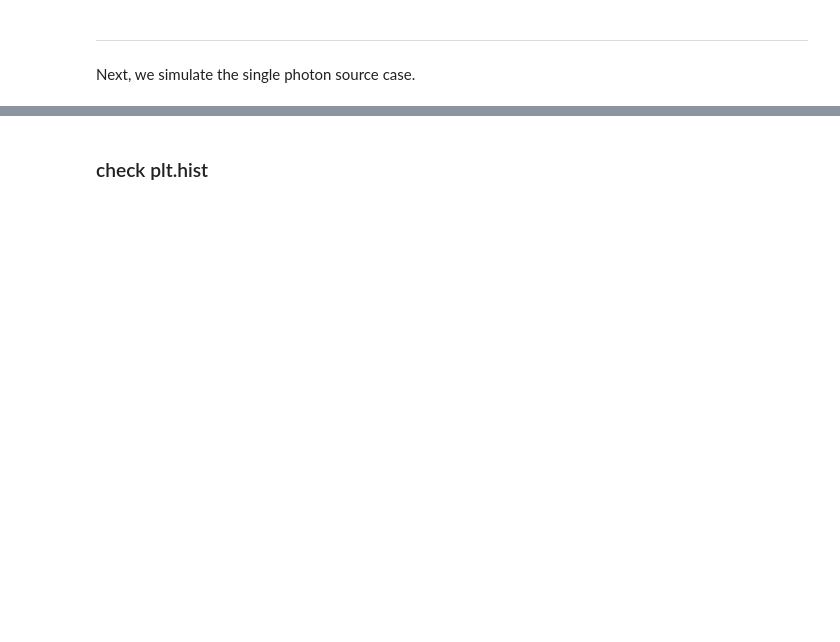
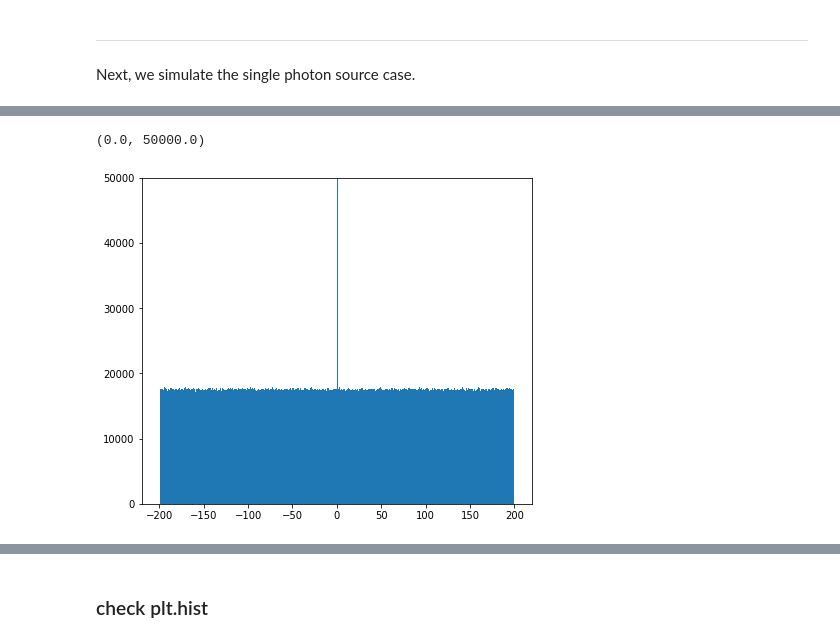
Before and after one commit to ubsuny/g2-coral, a Jupyter notebook: mc_simulation/simu_tfd.ipynb, the cells around one changed output, grey strips where cells are left out. Saved outputs shown, nothing was run; the diff lists cells and outputs as text; code cells hidden in the pictures; blank space fills up the shorter version.

```diff
--- a/mc_simulation/simu_tfd.ipynb
+++ b/mc_simulation/simu_tfd.ipynb
@@ -75,0 +94,13 @@ plt.plot(bin_info[1][2:],bin_info[0][1:])
+# %%
+total_dist = tfd.Mixture(
+    cat = tfd.Categorical(probs=[p_sps,p_non]),
+    components = [sps_dist,non_dist] )
+
+simu_samples = tf.cast(total_dist.sample(counts),dtype=int32)
+# %%
+bin_info_total=plt.hist(simu_samples.numpy(), bins=np.ndarray.tolist(bin_array.numpy()) )
+plt.ylim(0,50000)
+#np.ndarray.tolist(bin_array.numpy())
+# %% [output]
+(0.0, 50000.0)
+[figure, added]
```
Also changed, not shown: parts of 14 cells of this notebook.
